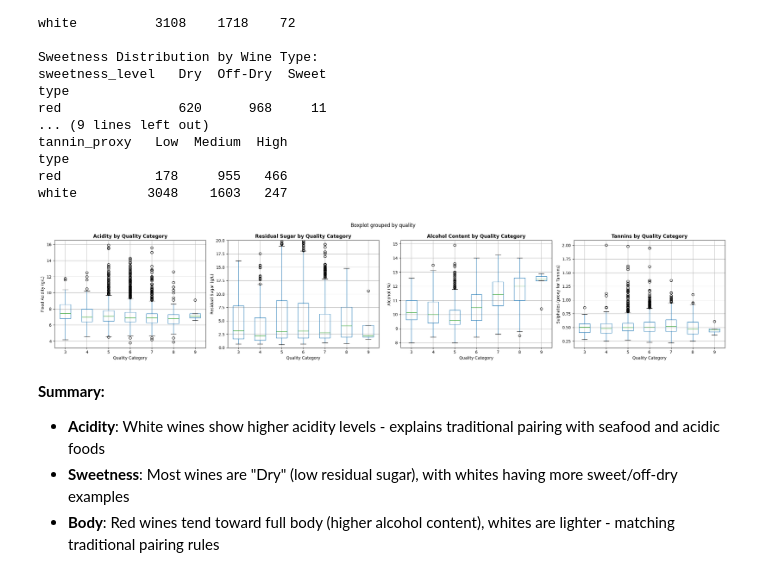
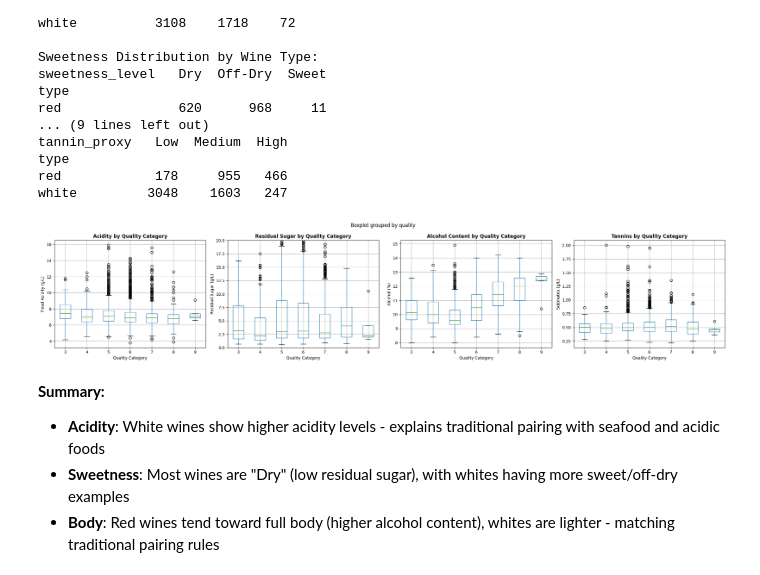
Before and after one commit to akjieettt/data-science-final-project, a Jupyter notebook: DataScienceProject.ipynb, the cells around one changed output. Cells and saved outputs as stored; diff of their text form; code cells hidden in the pictures.

```diff
--- a/DataScienceProject.ipynb
+++ b/DataScienceProject.ipynb
@@ -518,35 +518,35 @@ fig, axes = plt.subplots(1, 4, figsize=(24, 5))
 df_wines.boxplot(column='fixed acidity', by='quality', ax=axes[0])
 axes[0].set_title('Acidity by Quality Category', fontweight='bold')
 axes[0].set_xlabel('Quality Category')
 axes[0].set_ylabel('Fixed Acidity (g/L)')
 plt.sca(axes[0])
 
 # Sugar vs Quality
 df_wines.boxplot(column='residual sugar', by='quality', ax=axes[1])
 axes[1].set_title('Residual Sugar by Quality Category', fontweight='bold')
 axes[1].set_xlabel('Quality Category')
 axes[1].set_ylabel('Residual Sugar (g/L)')
 axes[1].set_ylim(0, 20)  # Focus on main distribution
 plt.sca(axes[1])
 
 # Alcohol vs Quality
 df_wines.boxplot(column='alcohol', by='quality', ax=axes[2])
 axes[2].set_title('Alcohol Content by Quality Category', fontweight='bold')
 axes[2].set_xlabel('Quality Category')
 axes[2].set_ylabel('Alcohol (%)')
 plt.sca(axes[2])
 
 # Tannins vs Quality
 df_wines.boxplot(column='sulphates', by='quality', ax=axes[3])
 axes[3].set_title('Tannins by Quality Category', fontweight='bold')
 axes[3].set_xlabel('Quality Category')
-axes[3].set_ylabel('Sulphates (proxy for Tannins)')
+axes[3].set_ylabel('Sulphates (g/L)')
 plt.sca(axes[3])
 
 plt.tight_layout()
 plt.show()
 # %% [output]
-[figure, old version]
+[figure, new version]
 # %% [markdown]
 **Summary:**
 - **Acidity**: White wines show higher acidity levels - explains traditional pairing with seafood and acidic foods
```
Also changed, not shown: parts of 3 cells of this notebook.
